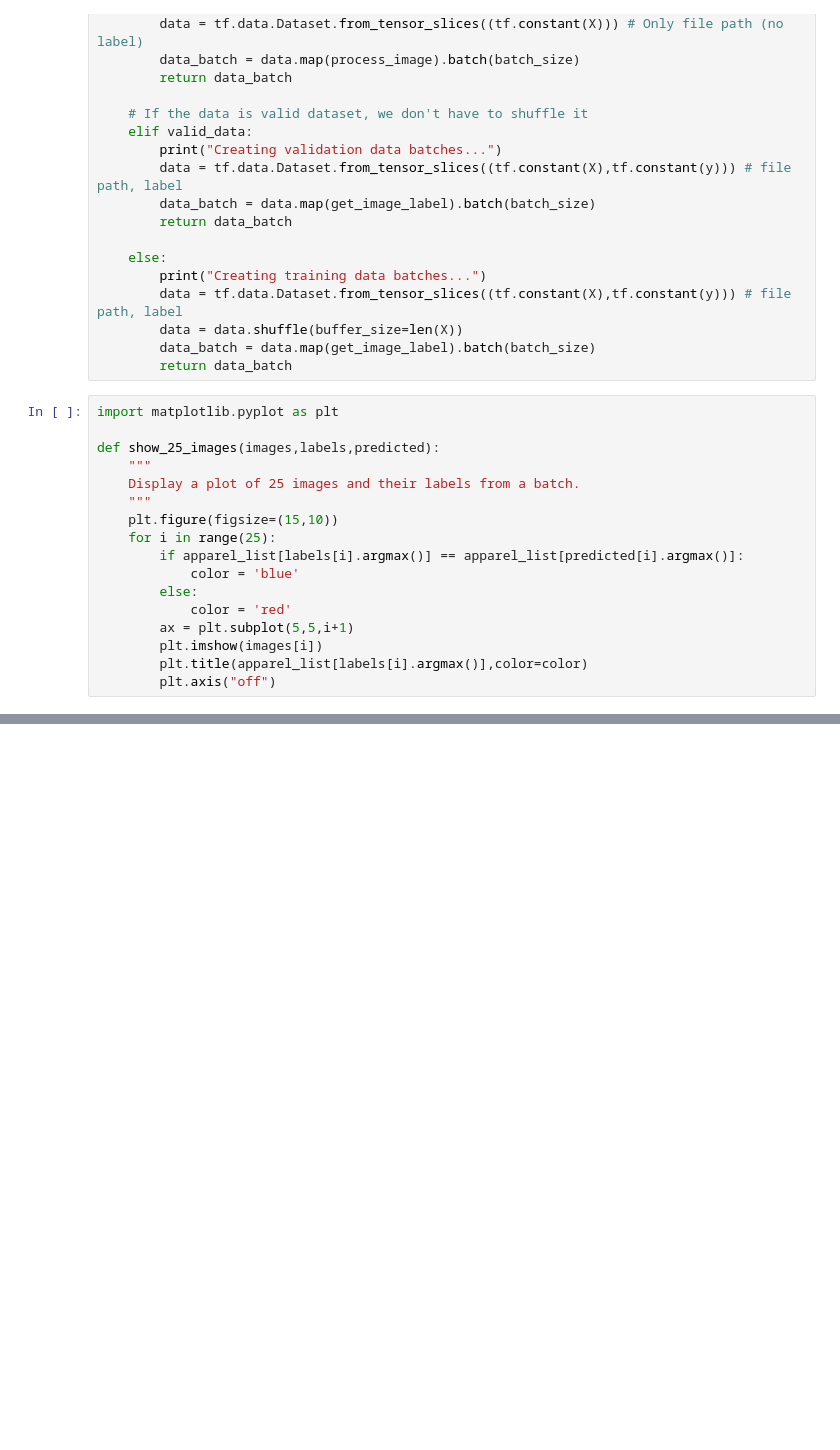
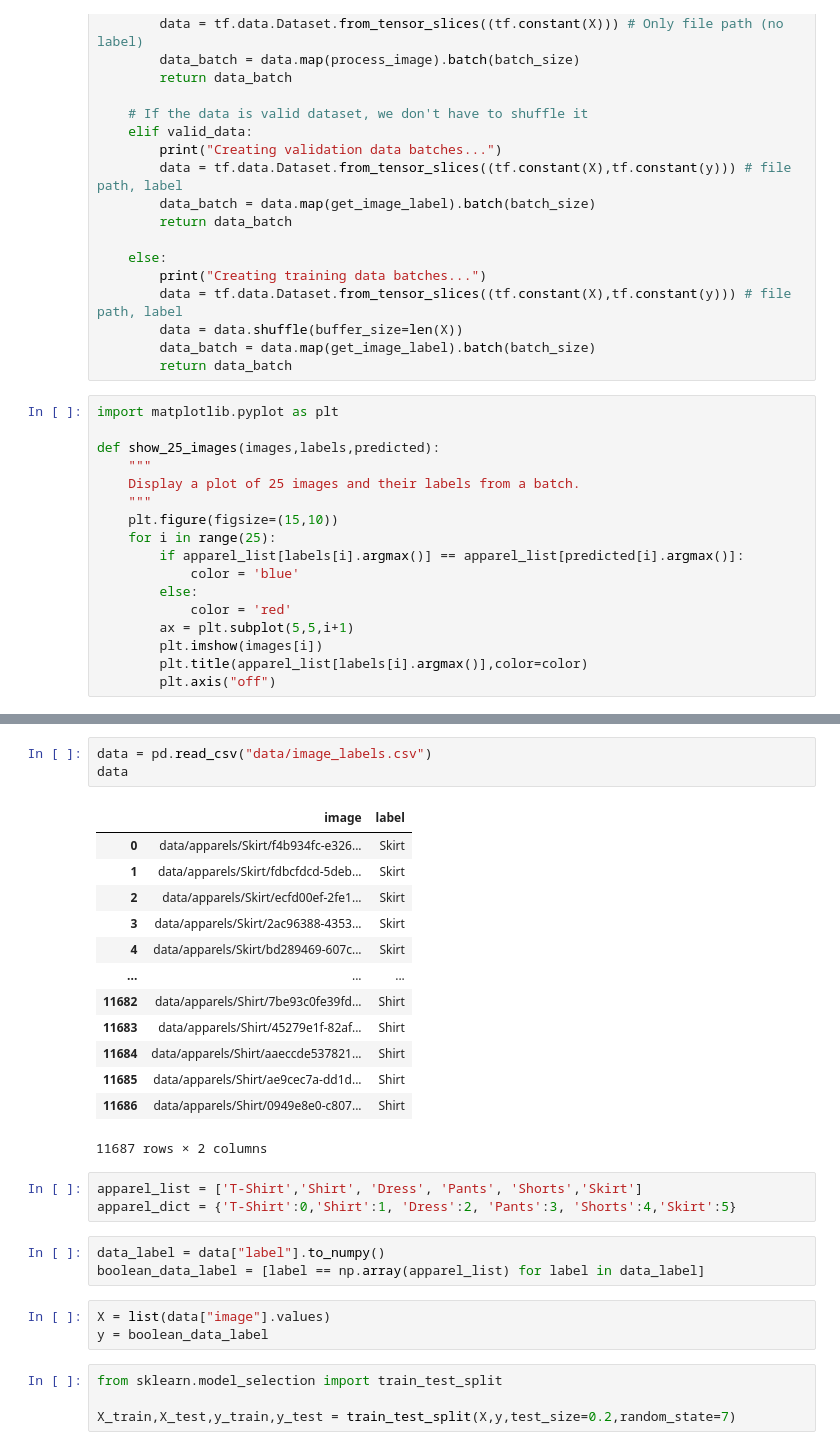
Before and after one commit to wodwine/apparel-classification, a Jupyter notebook: apparel-classification-loaded-model.ipynb, the cells around one changed output, grey strips where cells are left out. Drawn from its saved outputs; the diff is of its cells as text; blank space fills up the shorter version.

```diff
--- a/apparel-classification-loaded-model.ipynb
+++ b/apparel-classification-loaded-model.ipynb
@@ -143,0 +152,30 @@ Creating testing data batches...
+# %%
+data = pd.read_csv("data/image_labels.csv")
+data
+# %% [output]
+|  | image | label |
+| 0 | data/apparels/Skirt/f4b934fc-e326... | Skirt |
+| 1 | data/apparels/Skirt/fdbcfdcd-5deb... | Skirt |
+| 2 | data/apparels/Skirt/ecfd00ef-2fe1... | Skirt |
+| 3 | data/apparels/Skirt/2ac96388-4353... | Skirt |
+| 4 | data/apparels/Skirt/bd289469-607c... | Skirt |
+| ... | ... | ... |
+| 11682 | data/apparels/Shirt/7be93c0fe39fd... | Shirt |
+| 11683 | data/apparels/Shirt/45279e1f-82af... | Shirt |
+| 11684 | data/apparels/Shirt/aaeccde537821... | Shirt |
+| 11685 | data/apparels/Shirt/ae9cec7a-dd1d... | Shirt |
+| 11686 | data/apparels/Shirt/0949e8e0-c807... | Shirt |
+11687 rows × 2 columns
+# %%
+apparel_list = ['T-Shirt','Shirt', 'Dress', 'Pants', 'Shorts','Skirt']
+apparel_dict = {'T-Shirt':0,'Shirt':1, 'Dress':2, 'Pants':3, 'Shorts':4,'Skirt':5}
+# %%
+data_label = data["label"].to_numpy()
+boolean_data_label = [label == np.array(apparel_list) for label in data_label]
+# %%
+X = list(data["image"].values)
+y = boolean_data_label
+# %%
+from sklearn.model_selection import train_test_split
+
+X_train,X_test,y_train,y_test = train_test_split(X,y,test_size=0.2,random_state=7)
```
Also changed, not shown: parts of 10 cells of this notebook, 18 other files.
